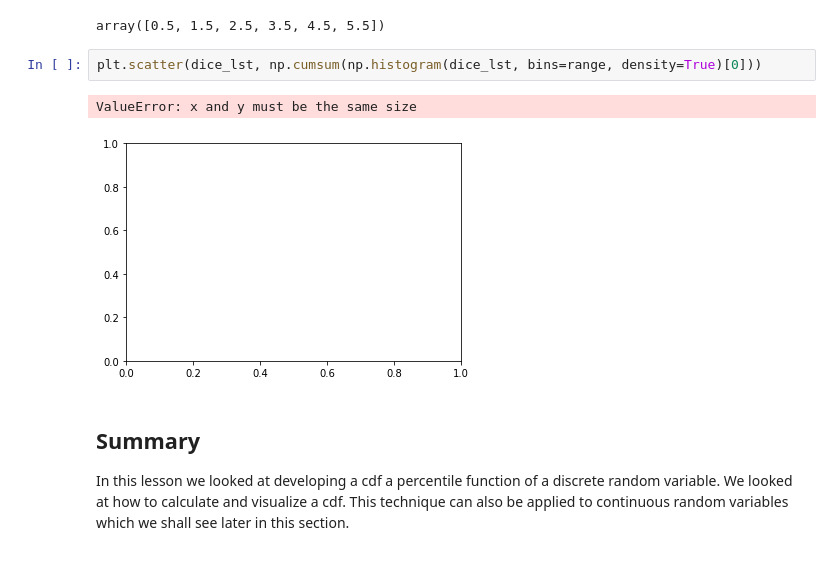
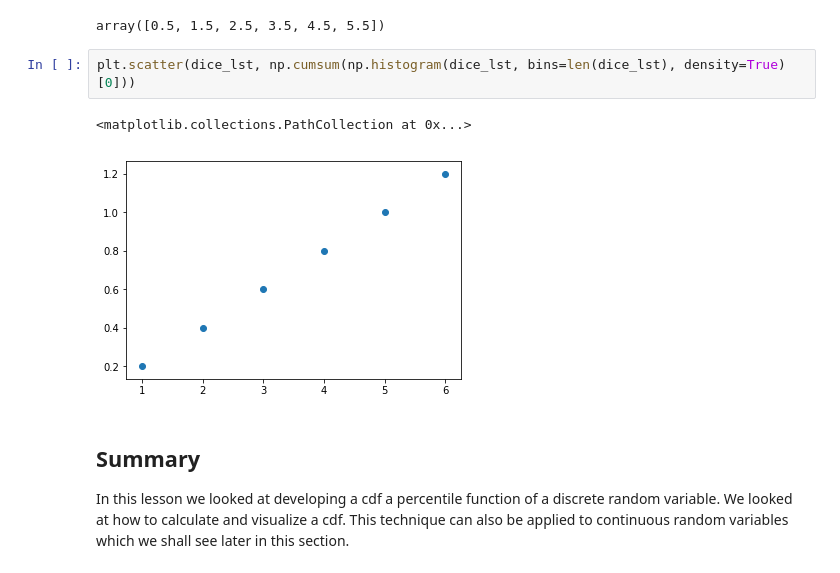
Before and after one commit to npschafer/dsc-cumulative-distribution-function-lab-houston-ds-042219, a Jupyter notebook: index.ipynb, the cells around one changed output. Cells and saved outputs as stored; diff of their text form.

```diff
--- a/index.ipynb
+++ b/index.ipynb
@@ -101,10 +101,10 @@ np.arange(0.5, 6.5, 1)
 # %% [output]
 array([0.5, 1.5, 2.5, 3.5, 4.5, 5.5])
 # %%
-plt.scatter(dice_lst, np.cumsum(np.histogram(dice_lst, bins=range, density=True)[0]))
+plt.scatter(dice_lst, np.cumsum(np.histogram(dice_lst, bins=len(dice_lst), density=True)[0]))
 # %% [output]
-ValueError: x and y must be the same size
+<matplotlib.collections.PathCollection at 0x...>
-[figure, old version]
+[figure, new version]
 # %% [markdown]
 ## Summary
 
```
